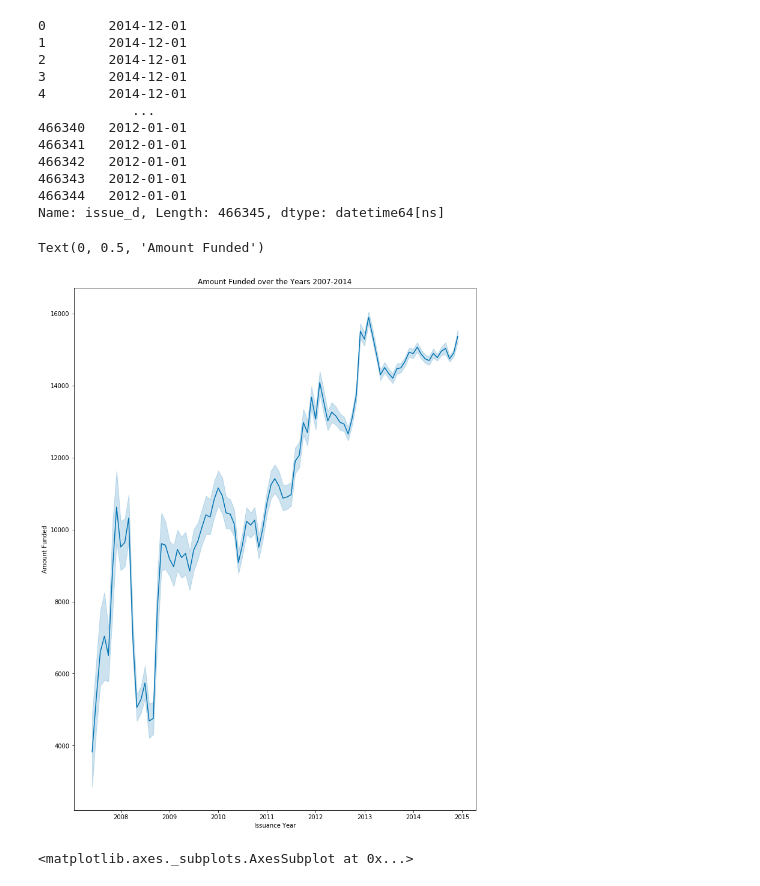
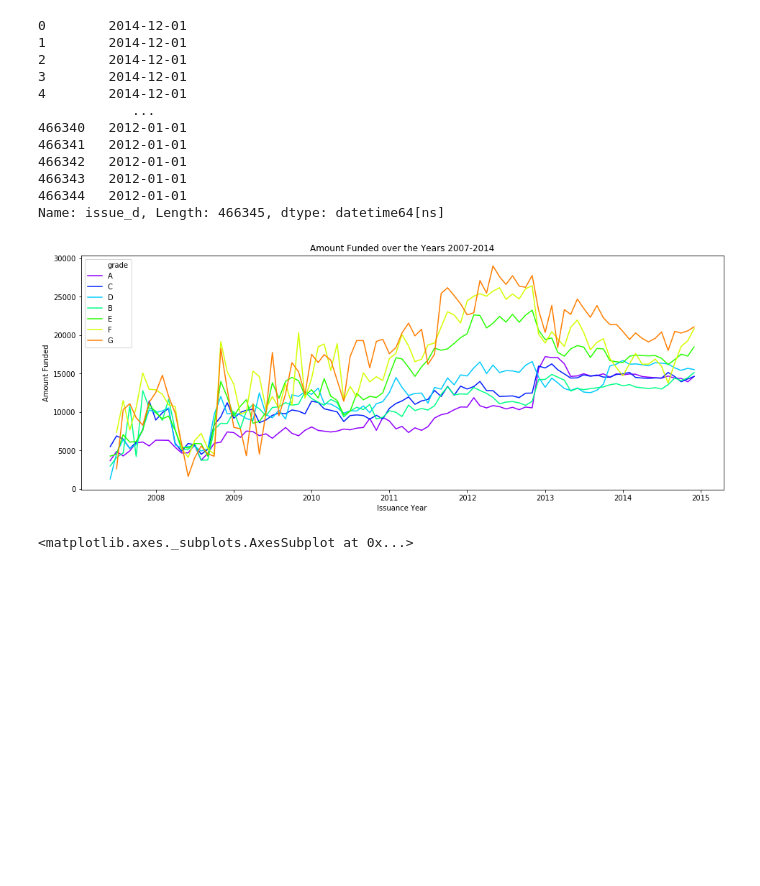
Before and after one commit to kisakiwata/Lending_Club_Portfolio_Analysis, a Jupyter notebook: NE_EDA_Lending_Club_Capstone.ipynb, the cells around one changed output. Saved outputs shown, nothing was run; the diff lists cells and outputs as text; code cells hidden in the pictures; blank space fills up the shorter version.

```diff
--- a/NE_EDA_Lending_Club_Capstone.ipynb
+++ b/NE_EDA_Lending_Club_Capstone.ipynb
@@ -12,7 +10,5 @@ plt.style.use('seaborn-colorblind')
 # %%
-#accepted = pd.read_csv("C:\\Users\\nilli\\Downloads\\accepted_before_2015.csv")
-accepted = pd.read_csv("accepted_before_2015.csv")
-# "C:\Users\nilli\Downloads\lending-club\accepted_before_2015.csv"
+accepted = pd.read_csv("C:\\Users\\nilli\\Downloads\\lending-club\\accepted_before_2015.csv")
 # %%
 accepted.head()
 # %% [output]
@@ -345,14 +306,21 @@ accepted['issue_d']
 466344   2012-01-01
 Name: issue_d, Length: 466345, dtype: datetime64[ns]
 # %%
-plt.figure(figsize=(12,16))
-sns.lineplot(x="issue_d", y='funded_amnt',data=accepted)
+# plt.figure(figsize=(12,16))
+# sns.lineplot(x="issue_d", y='funded_amnt',data=accepted)
+# plt.title('Amount Funded over the Years 2007-2014')
+# plt.xlabel('Issuance Year')
+#plt.ylabel('Amount Funded')
+plt.figure(figsize=(16,6))
+palette = sns.color_palette("gist_rainbow_r", 7)
+sns.lineplot(x="issue_d", y='funded_amnt',hue ='grade',ci= None,
+             palette = palette, data=accepted)
 plt.title('Amount Funded over the Years 2007-2014')
 plt.xlabel('Issuance Year')
 plt.ylabel('Amount Funded')
+plt.savefig('AmountFundedovertheYears2007-2014o.png')
 # %% [output]
-Text(0, 0.5, 'Amount Funded')
-[figure, old version]
+[figure, new version]
 # %%
 #accepted['funded_amnt']
 sns.distplot(accepted['funded_amnt'])
```
Also changed, not shown: parts of 42 cells of this notebook.
